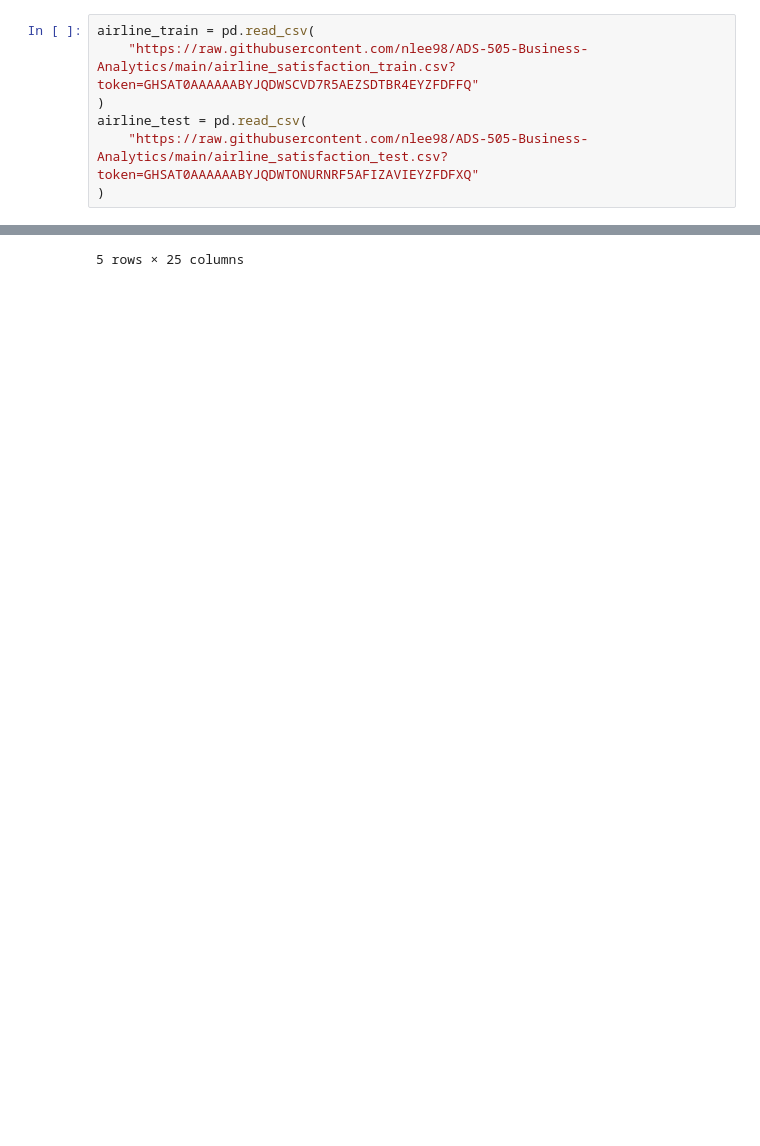
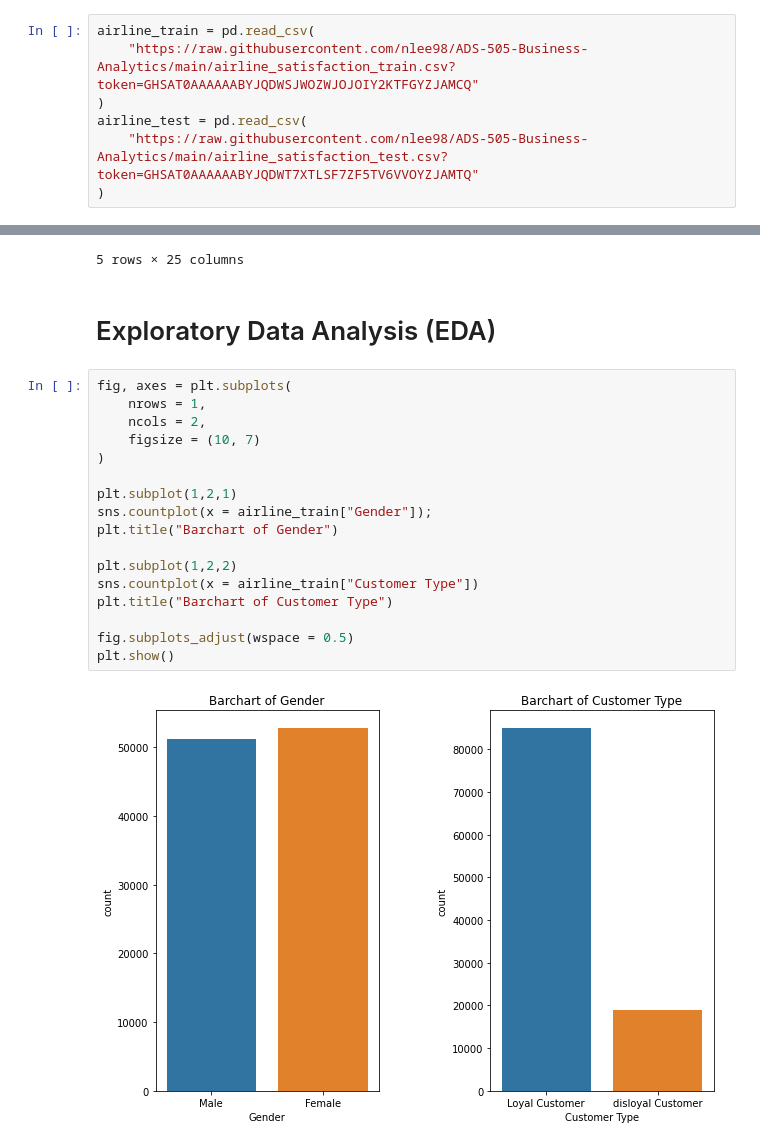
Before and after one commit to nlee98/ADS-505-Business-Analytics, a Jupyter notebook: ADS_505_Final_Project.ipynb, the cells around one changed output, grey strips where cells are left out. Drawn from its saved outputs; the diff is of its cells as text; blank space fills up the shorter version.

```diff
--- a/ADS_505_Final_Project.ipynb
+++ b/ADS_505_Final_Project.ipynb
@@ -13,10 +13,10 @@ import seaborn as sns
 %matplotlib inline
 # %%
 airline_train = pd.read_csv(
-    "https://raw.githubusercontent.com/nlee98/ADS-505-Business-Analytics/main/airline_satisfaction_train.csv?token=GHSAT0AAAAAABYJQDWSCVD7R5AEZSDTBR4EYZFDFFQ"
+    "https://raw.githubusercontent.com/nlee98/ADS-505-Business-Analytics/main/airline_satisfaction_train.csv?token=GHSAT0AAAAAABYJQDWSJWOZWJOJOIY2KTFGYZJAMCQ"
 )
 airline_test = pd.read_csv(
-    "https://raw.githubusercontent.com/nlee98/ADS-505-Business-Analytics/main/airline_satisfaction_test.csv?token=GHSAT0AAAAAABYJQDWTONURNRF5AFIZAVIEYZFDFXQ"
+    "https://raw.githubusercontent.com/nlee98/ADS-505-Business-Analytics/main/airline_satisfaction_test.csv?token=GHSAT0AAAAAABYJQDWT7XTLSF7ZF5TV6VVOYZJAMTQ"
 )
 # %%
 airline_train.head()
@@ -38,3 +38,24 @@ airline_test.head()
 | 3 | 3 | 77959 | Male | Loyal Customer | 44 | Business travel | Business | 3377 | ... |
 | 4 | 4 | 36875 | Female | Loyal Customer | 49 | Business travel | Eco | 1182 | ... |
 5 rows × 25 columns
+# %% [markdown]
+# Exploratory Data Analysis (EDA)
+# %%
+fig, axes = plt.subplots(
+    nrows = 1,
+    ncols = 2,
+    figsize = (10, 7)
+)
+
+plt.subplot(1,2,1)
+sns.countplot(x = airline_train["Gender"]);
+plt.title("Barchart of Gender")
+
+plt.subplot(1,2,2)
+sns.countplot(x = airline_train["Customer Type"])
+plt.title("Barchart of Customer Type")
+
+fig.subplots_adjust(wspace = 0.5)
+plt.show()
+# %% [output]
+[figure, added]
```
Also changed, not shown: parts of 1 cell of this notebook.
